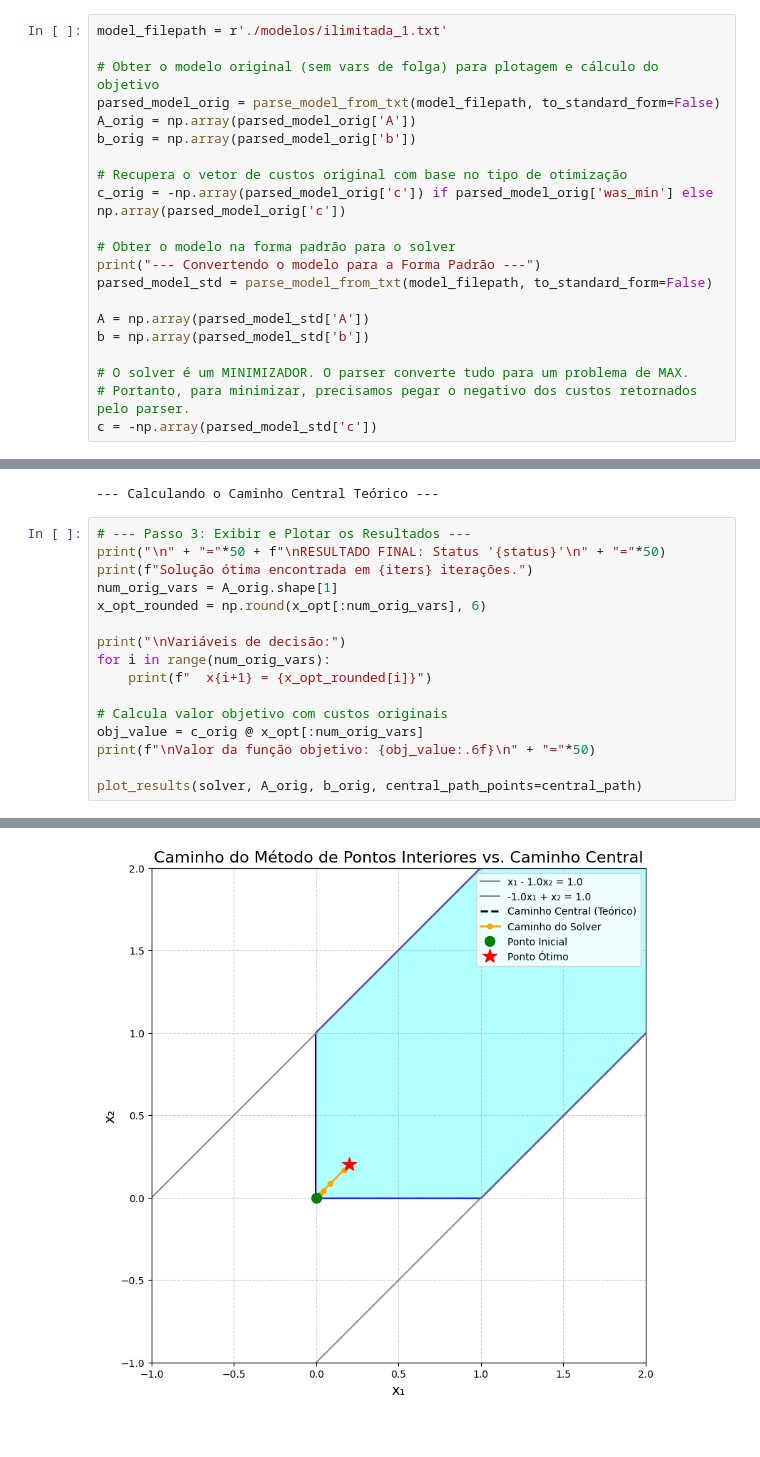
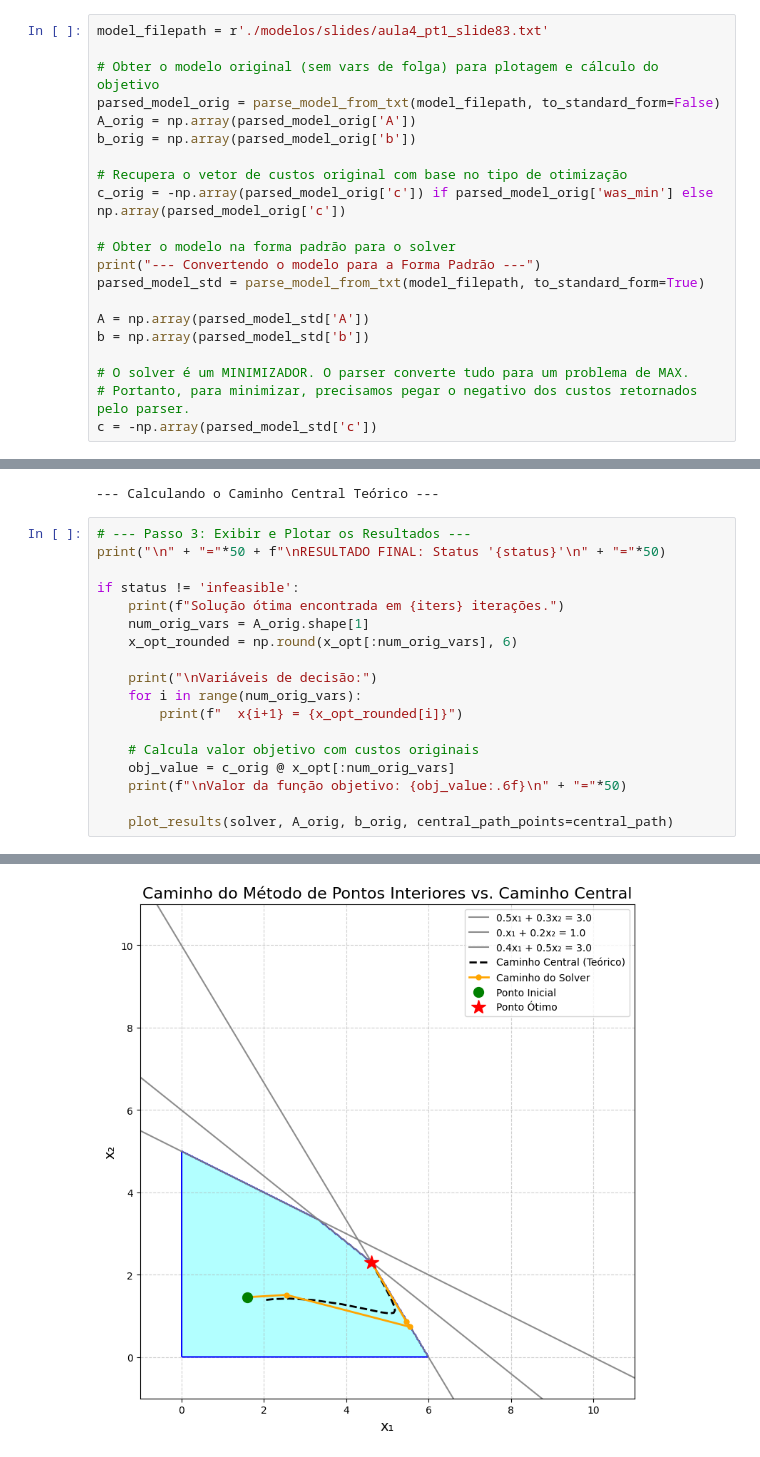
Before and after one commit to JoseBieco/SME5901-SME5902-Entregas, a Jupyter notebook: PontosInteriores.ipynb, the cells around one changed output, grey strips where cells are left out. Saved outputs shown, nothing was run; the diff lists cells and outputs as text.

Commit message:
Adição de uma melhor verificação dos resíduos (primal e dual) para identificação de infactibildiade ou ilimitação. Gráfico para exibir resíduo durante as iterações

```diff
--- a/PontosInteriores.ipynb
+++ b/PontosInteriores.ipynb
@@ -247,7 +345,7 @@ Valor da função objetivo: -11.000000
 # %%
 from parser import parse_model_from_txt
 # %%
-model_filepath = r'./modelos/ilimitada_1.txt'
+model_filepath = r'./modelos/slides/aula4_pt1_slide83.txt'
 
 # Obter o modelo original (sem vars de folga) para plotagem e cálculo do objetivo
 parsed_model_orig = parse_model_from_txt(model_filepath, to_standard_form=False)
@@ -259,7 +357,7 @@ c_orig = -np.array(parsed_model_orig['c']) if parsed_model_orig['was_min'] else
 
 # Obter o modelo na forma padrão para o solver
 print("--- Convertendo o modelo para a Forma Padrão ---")
-parsed_model_std = parse_model_from_txt(model_filepath, to_standard_form=False)
+parsed_model_std = parse_model_from_txt(model_filepath, to_standard_form=True)
 
 A = np.array(parsed_model_std['A'])
 b = np.array(parsed_model_std['b'])
@@ -283,18 +381,20 @@ x_opt, _, _, iters, status = solver.solve(x0, lambda0, mu0, verbose=False)
 # %%
 # --- Passo 3: Exibir e Plotar os Resultados ---
 print("\n" + "="*50 + f"\nRESULTADO FINAL: Status '{status}'\n" + "="*50)
-print(f"Solução ótima encontrada em {iters} iterações.")
-num_orig_vars = A_orig.shape[1]
-x_opt_rounded = np.round(x_opt[:num_orig_vars], 6)
 
-print("\nVariáveis de decisão:")
-for i in range(num_orig_vars):
-    print(f"  x{i+1} = {x_opt_rounded[i]}")
+if status != 'infeasible':
+    print(f"Solução ótima encontrada em {iters} iterações.")
+    num_orig_vars = A_orig.shape[1]
+    x_opt_rounded = np.round(x_opt[:num_orig_vars], 6)
 
-# Calcula valor objetivo com custos originais
-obj_value = c_orig @ x_opt[:num_orig_vars]
-print(f"\nValor da função objetivo: {obj_value:.6f}\n" + "="*50)
+    print("\nVariáveis de decisão:")
+    for i in range(num_orig_vars):
+        print(f"  x{i+1} = {x_opt_rounded[i]}")
 
-plot_results(solver, A_orig, b_orig, central_path_points=central_path)
+    # Calcula valor objetivo com custos originais
+    obj_value = c_orig @ x_opt[:num_orig_vars]
+    print(f"\nValor da função objetivo: {obj_value:.6f}\n" + "="*50)
+
+    plot_results(solver, A_orig, b_orig, central_path_points=central_path)
 # %% [output]
 ==================================================
@@ -310,2 +410,2 @@ Valor da função objetivo: 0.400979
 ==================================================
-[figure, old version]
+[figure, new version]
```
Also changed, not shown: parts of 6 cells of this notebook.
